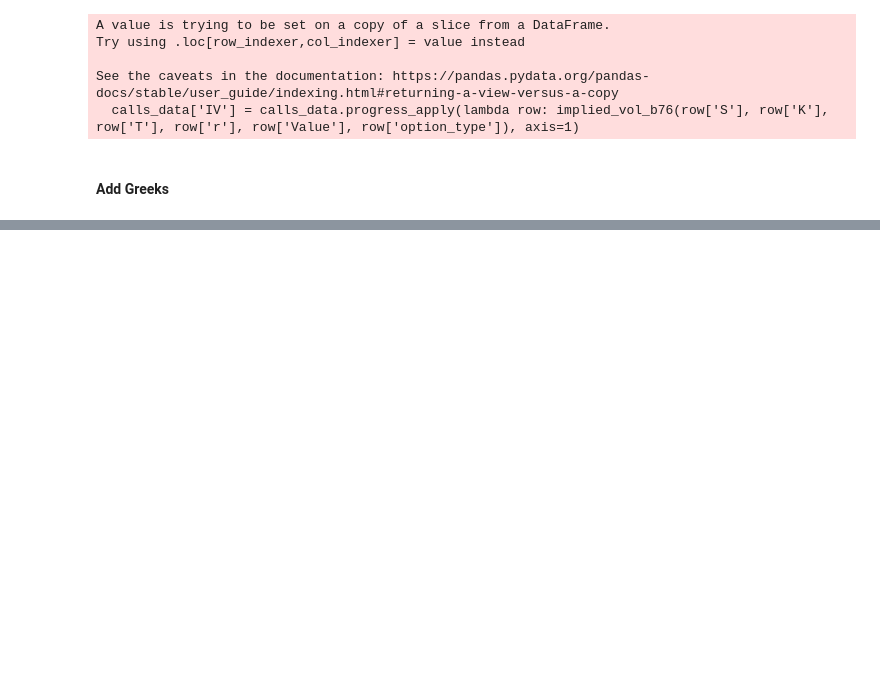
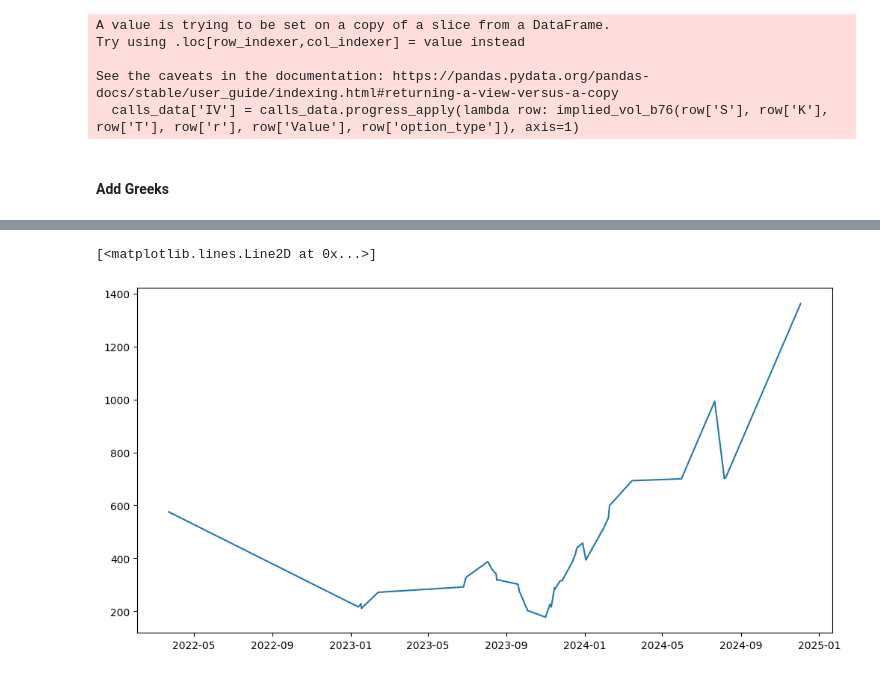
Before and after one commit to cteufel13/risk-neutral-hedging, a Jupyter notebook: notebooks/MultiGreekHedging.ipynb, the cells around one changed output, grey strips where cells are left out. Drawn from its saved outputs; the diff is of its cells as text; code cells hidden in the pictures; blank space fills up the shorter version.

```diff
--- a/notebooks/MultiGreekHedging.ipynb
+++ b/notebooks/MultiGreekHedging.ipynb
@@ -282,0 +214,7 @@ plt.grid()
+# %%
+import pandas as pd
+all_options_data = pd.read_csv('../results/ALLCALLS.csv', parse_dates=['ts_event', 'expiration_date'])
+# %%
+option_expiration_date = '2024-12-20'
+option_type = 'C'
+option_strike = 4700.0
@@ -282,0 +252,11 @@ plt.grid()
+# %%
+main_option_history = all_options_data[    (all_options_data['expiration_date'] == option_expiration_date) &
+    (all_options_data['option_type'] == option_type) &
+    (all_options_data['K'] == option_strike)]
+# %%
+import matplotlib.pyplot as plt
+plt.figure(figsize=(12, 6))
+plt.plot(main_option_history['ts_event'], main_option_history['Value'], label='Option Value')
+# %% [output]
+[<matplotlib.lines.Line2D at 0x...>]
+[figure, added]
```
Also changed, not shown: parts of 28 cells of this notebook, 7 other files.
